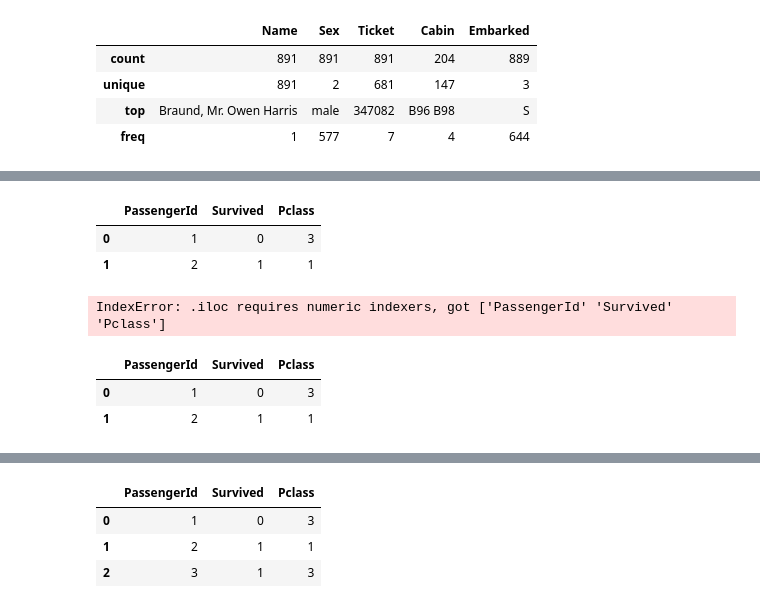
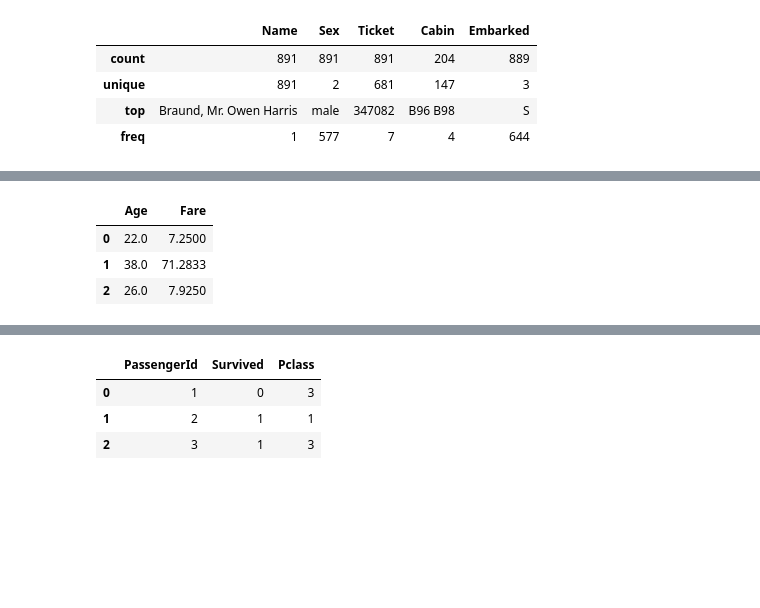
Before and after one commit to vipin0761/Data_Science, a Jupyter notebook: pandas_part_1.ipynb, the cells around one changed output, grey strips where cells are left out. Cells and saved outputs as stored; diff of their text form; code cells hidden in the pictures; blank space fills up the shorter version.

```diff
--- a/pandas_part_1.ipynb
+++ b/pandas_part_1.ipynb
@@ -515,16 +115,7 @@ df[0::2]
-# %%
-df[['PassengerId','Survived','Pclass']][0:2]
-# %% [output]
-|  | PassengerId | Survived | Pclass |
-| 0 | 1 | 0 | 3 |
-| 1 | 2 | 1 | 1 |
-# %%
-df.iloc[0:2,['PassengerId','Survived','Pclass']]
-# %% [output]
-IndexError: .iloc requires numeric indexers, got ['PassengerId' 'Survived' 'Pclass']
-# %%
-df.iloc[0:2,[0,1,2]]
-# %% [output]
-|  | PassengerId | Survived | Pclass |
-| 0 | 1 | 0 | 3 |
-| 1 | 2 | 1 | 1 |
+# %%
+df[df.dtypes[df.dtypes == 'float64'].index].head(3)
+# %% [output]
+|  | Age | Fare |
+| 0 | 22.0 | 7.2500 |
+| 1 | 38.0 | 71.2833 |
+| 2 | 26.0 | 7.9250 |
```
Also changed, not shown: parts of 50 cells of this notebook.
